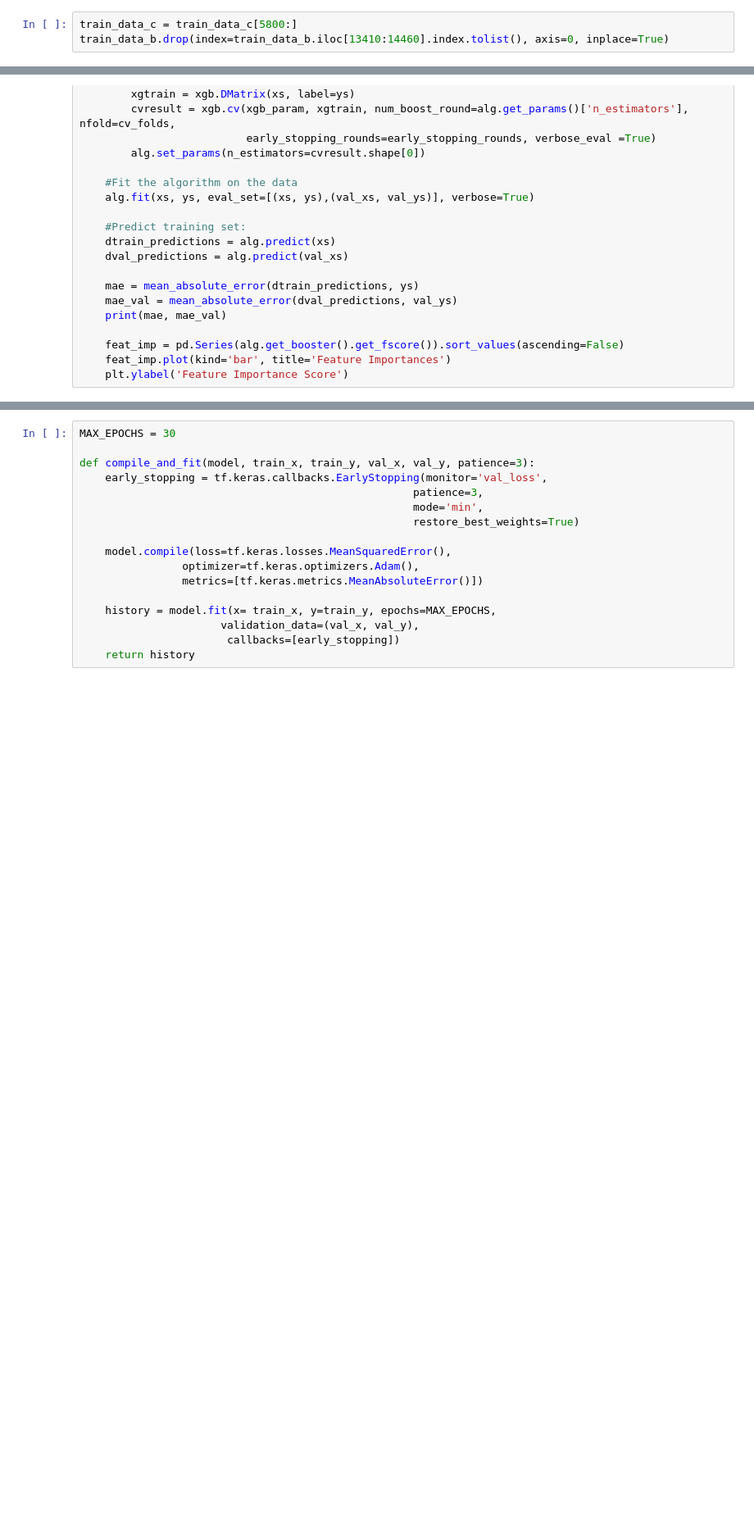
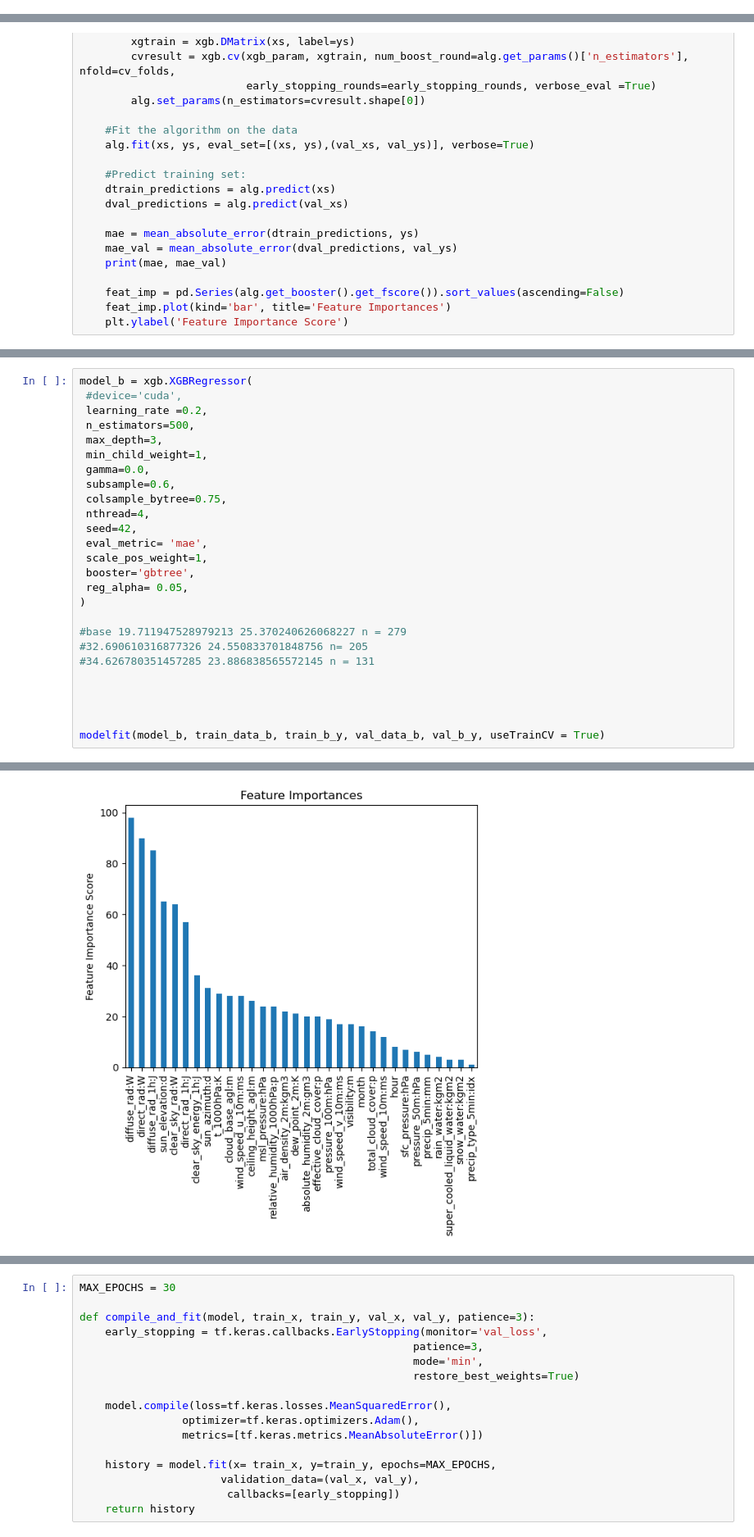
Before and after one commit to MartinSkatvedt/TDT4173-Machine-Learning, a Jupyter notebook: read_files.ipynb, the cells around one changed output, grey strips where cells are left out. Shown at 82% size. Cells and saved outputs as stored; diff of their text form; blank space fills up the shorter version.

```diff
--- a/read_files.ipynb
+++ b/read_files.ipynb
@@ -246,6 +232,3 @@ test_c = test_c.fillna(0)
 drop_constanst_columns(train_data_a, val_data_a, test_a)
 drop_constanst_columns(train_data_b, val_data_b, test_b)
 drop_constanst_columns(train_data_c, val_data_c, test_c)
-# %%
-train_data_c = train_data_c[5800:]
-train_data_b.drop(index=train_data_b.iloc[13410:14460].index.tolist(), axis=0, inplace=True)
@@ -335,0 +330,27 @@ gc.collect()
+# %%
+model_b = xgb.XGBRegressor(
+ #device='cuda',
+ learning_rate =0.2,
+ n_estimators=500,
+ max_depth=3,
+ min_child_weight=1,
+ gamma=0.0,
+ subsample=0.6,
+ colsample_bytree=0.75,
+ nthread=4,
+ seed=42,
+ eval_metric= 'mae',
+ scale_pos_weight=1,
+ booster='gbtree',
+ reg_alpha= 0.05,
+)
+
+#base 19.711947528979213 25.370240626068227 n = 279
+#32.690610316877326 24.550833701848756 n= 205
+#34.626780351457285 23.886838565572145 n = 131
+
+
+
+
+modelfit(model_b, train_data_b, train_b_y, val_data_b, val_b_y, useTrainCV = True)
+# %% [output]
@@ -336 +374,2 @@ gc.collect()
+[figure, added]
 # %%
```
Also changed, not shown: parts of 25 cells of this notebook, 1 other file.
